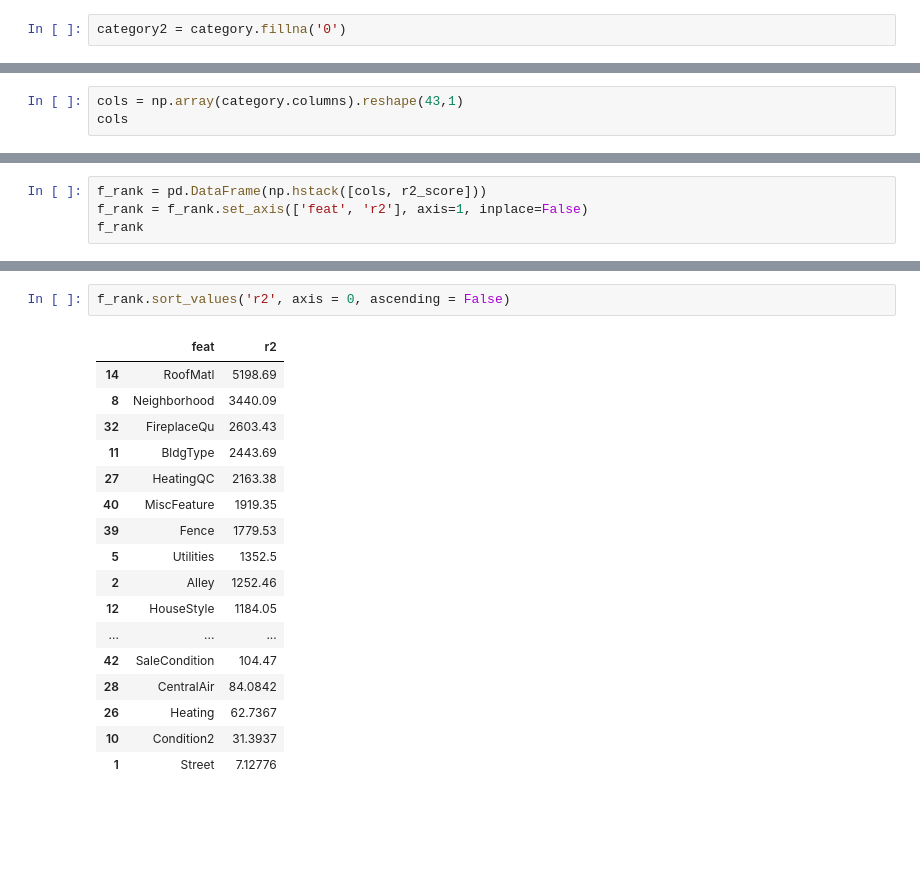
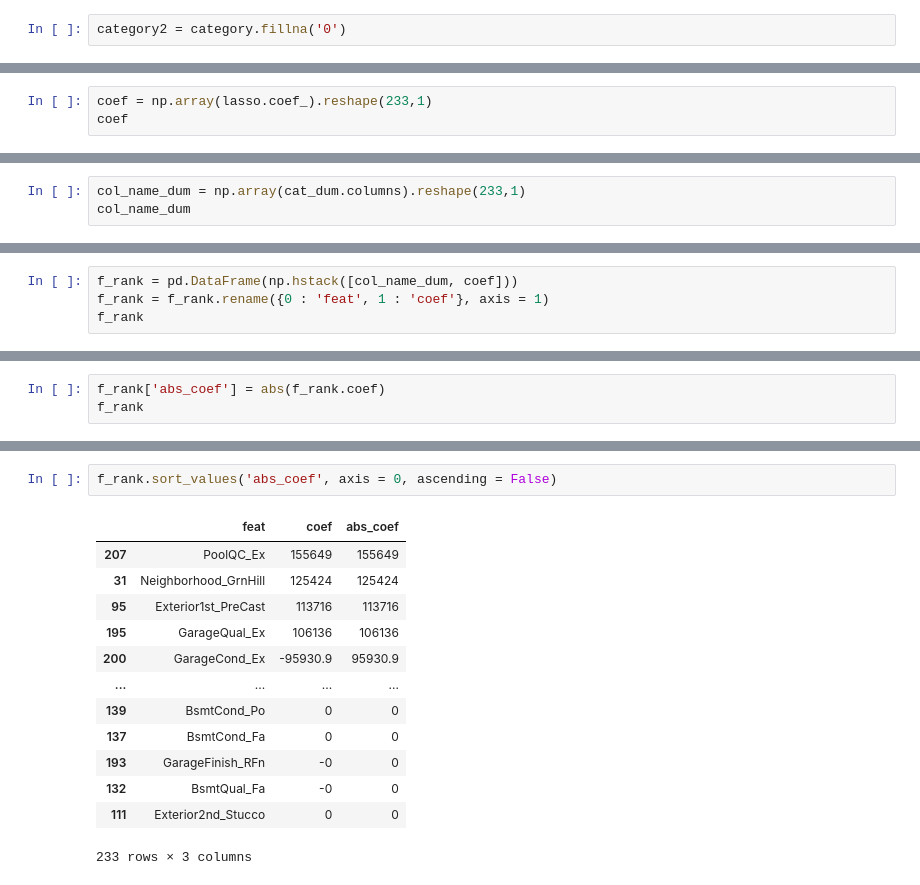
Before and after one commit to djhang99/housing_prices, a Jupyter notebook: Hugh_Goode/Feature_Selection_hg.ipynb, the cells around one changed output, grey strips where cells are left out. Drawn from its saved outputs; the diff is of its cells as text; blank space fills up the shorter version.

```diff
--- a/Hugh_Goode/Feature_Selection_hg.ipynb
+++ b/Hugh_Goode/Feature_Selection_hg.ipynb
@@ -140,0 +134,3 @@ Name: RoofStyle, Length: 2580, dtype: object
+# %%
+coef = np.array(lasso.coef_).reshape(233,1)
+coef
@@ -141,4 +155,4 @@ Name: RoofStyle, Length: 2580, dtype: object
 # %%
-cols = np.array(category.columns).reshape(43,1)
-cols
+col_name_dum = np.array(cat_dum.columns).reshape(233,1)
+col_name_dum
 # %% [output]
@@ -183,5 +176,5 @@ array([[ 168.64573198],
 # %%
-f_rank = pd.DataFrame(np.hstack([cols, r2_score]))
-f_rank = f_rank.set_axis(['feat', 'r2'], axis=1, inplace=False)
+f_rank = pd.DataFrame(np.hstack([col_name_dum, coef]))
+f_rank = f_rank.rename({0 : 'feat', 1 : 'coef'}, axis = 1)
 f_rank
 # %% [output]
@@ -204,0 +194,3 @@ f_rank
+# %%
+f_rank['abs_coef'] = abs(f_rank.coef)
+f_rank
@@ -205,20 +211,16 @@ f_rank
 # %%
-f_rank.sort_values('r2', axis = 0, ascending = False)
+f_rank.sort_values('abs_coef', axis = 0, ascending = False)
 # %% [output]
-|  | feat | r2 |
-| 14 | RoofMatl | 5198.69 |
-| 8 | Neighborhood | 3440.09 |
-| 32 | FireplaceQu | 2603.43 |
-| 11 | BldgType | 2443.69 |
-| 27 | HeatingQC | 2163.38 |
-| 40 | MiscFeature | 1919.35 |
-| 39 | Fence | 1779.53 |
-| 5 | Utilities | 1352.5 |
-| 2 | Alley | 1252.46 |
-| 12 | HouseStyle | 1184.05 |
-| ... | ... | ... |
-| 42 | SaleCondition | 104.47 |
-| 28 | CentralAir | 84.0842 |
-| 26 | Heating | 62.7367 |
-| 10 | Condition2 | 31.3937 |
-| 1 | Street | 7.12776 |
+|  | feat | coef | abs_coef |
+| 207 | PoolQC_Ex | 155649 | 155649 |
+| 31 | Neighborhood_GrnHill | 125424 | 125424 |
+| 95 | Exterior1st_PreCast | 113716 | 113716 |
+| 195 | GarageQual_Ex | 106136 | 106136 |
+| 200 | GarageCond_Ex | -95930.9 | 95930.9 |
+| ... | ... | ... | ... |
+| 139 | BsmtCond_Po | 0 | 0 |
+| 137 | BsmtCond_Fa | 0 | 0 |
+| 193 | GarageFinish_RFn | -0 | 0 |
+| 132 | BsmtQual_Fa | -0 | 0 |
+| 111 | Exterior2nd_Stucco | 0 | 0 |
+233 rows × 3 columns
```
Also changed, not shown: parts of 29 cells of this notebook, 1 other file.
